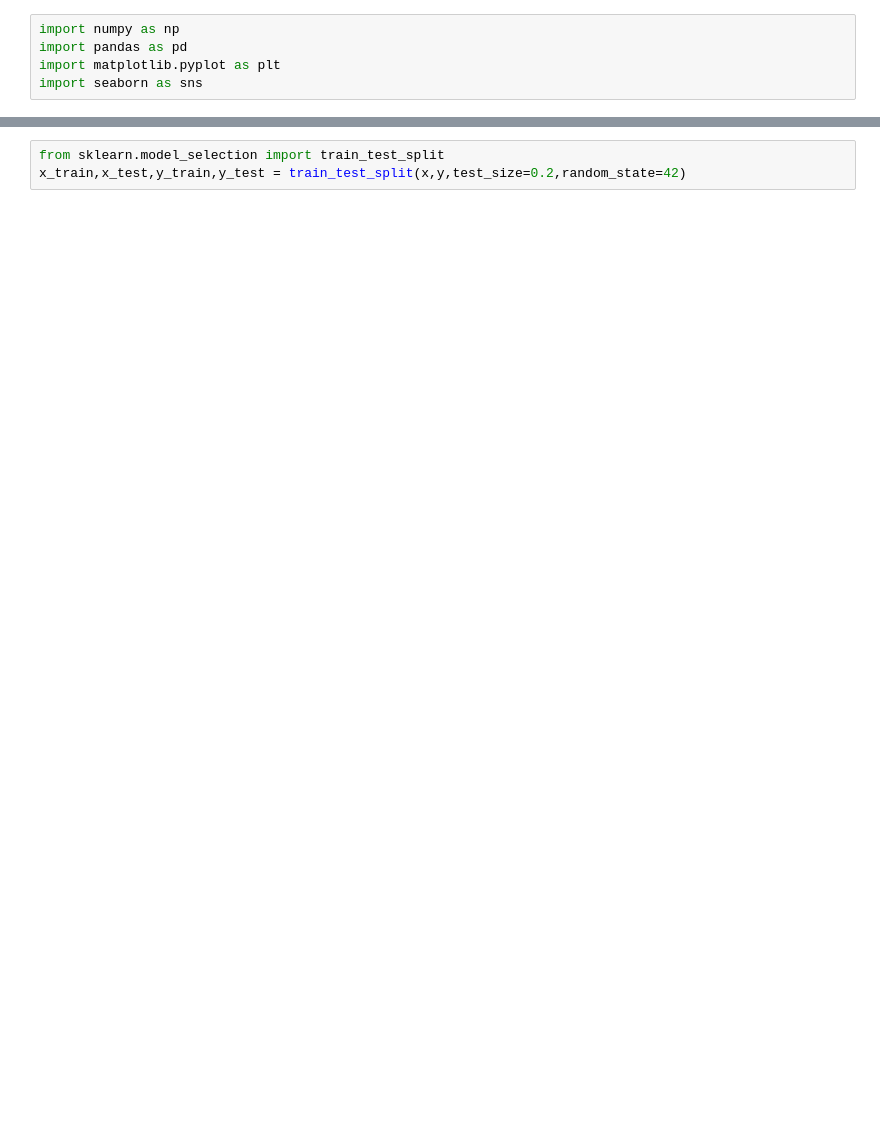
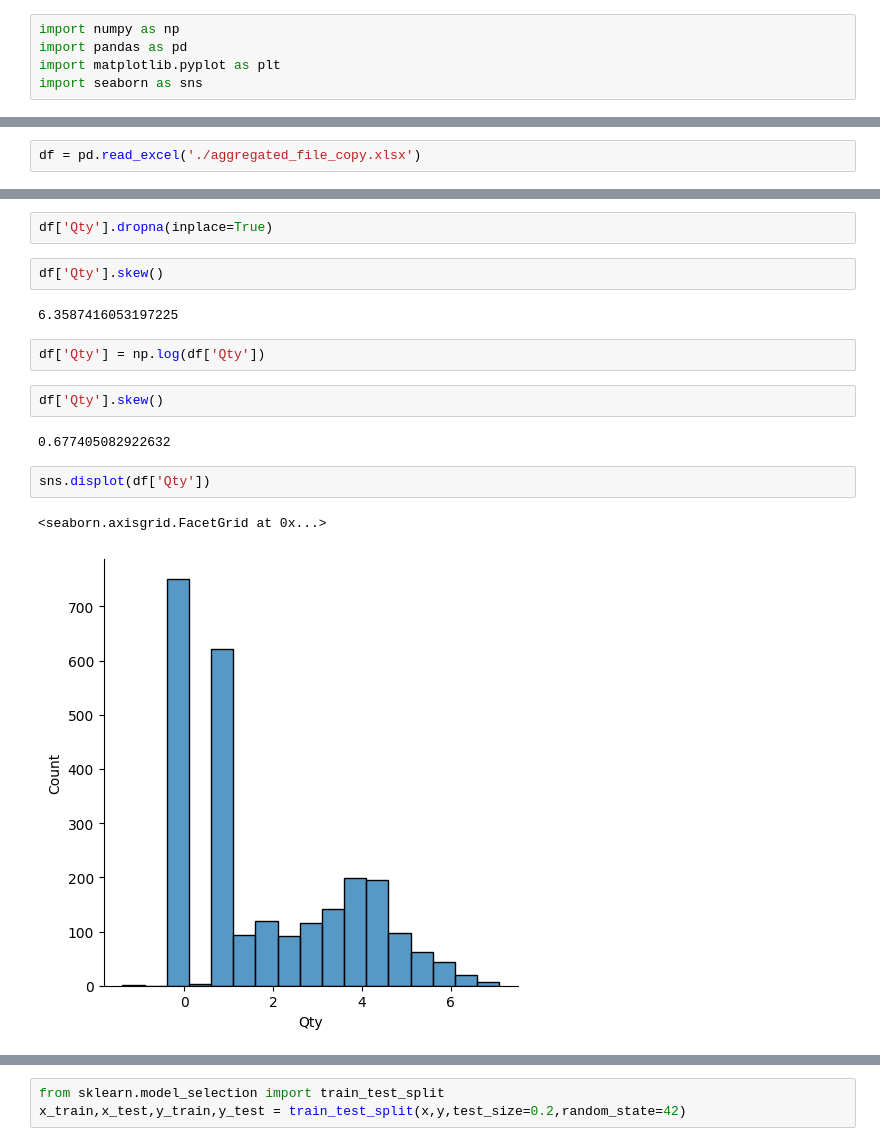
Before and after one commit to Aadi1101/Construction_Cost_Estimation_and_Project_Analytics, a Jupyter notebook: notebooks/trails.ipynb, the cells around one changed output, grey strips where cells are left out. Saved outputs shown, nothing was run; the diff lists cells and outputs as text; blank space fills up the shorter version.

```diff
--- a/notebooks/trails.ipynb
+++ b/notebooks/trails.ipynb
@@ -272,0 +6,2 @@ y = data['Total']
+# %%
+df = pd.read_excel('./aggregated_file_copy.xlsx')
@@ -272,0 +28,17 @@ y = data['Total']
+# %%
+df['Qty'].dropna(inplace=True)
+# %%
+df['Qty'].skew()
+# %% [output]
+6.3587416053197225
+# %%
+df['Qty'] = np.log(df['Qty'])
+# %%
+df['Qty'].skew()
+# %% [output]
+0.677405082922632
+# %%
+sns.displot(df['Qty'])
+# %% [output]
+<seaborn.axisgrid.FacetGrid at 0x...>
+[figure, added]
```
Also changed, not shown: parts of 263 cells of this notebook, 18 other files.
